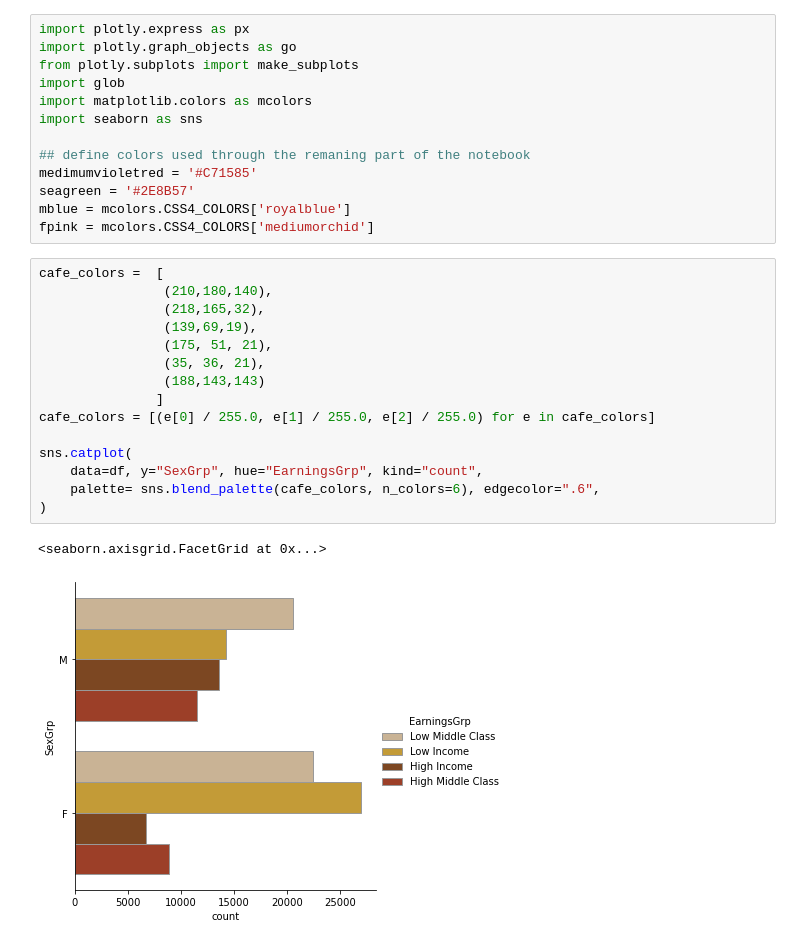
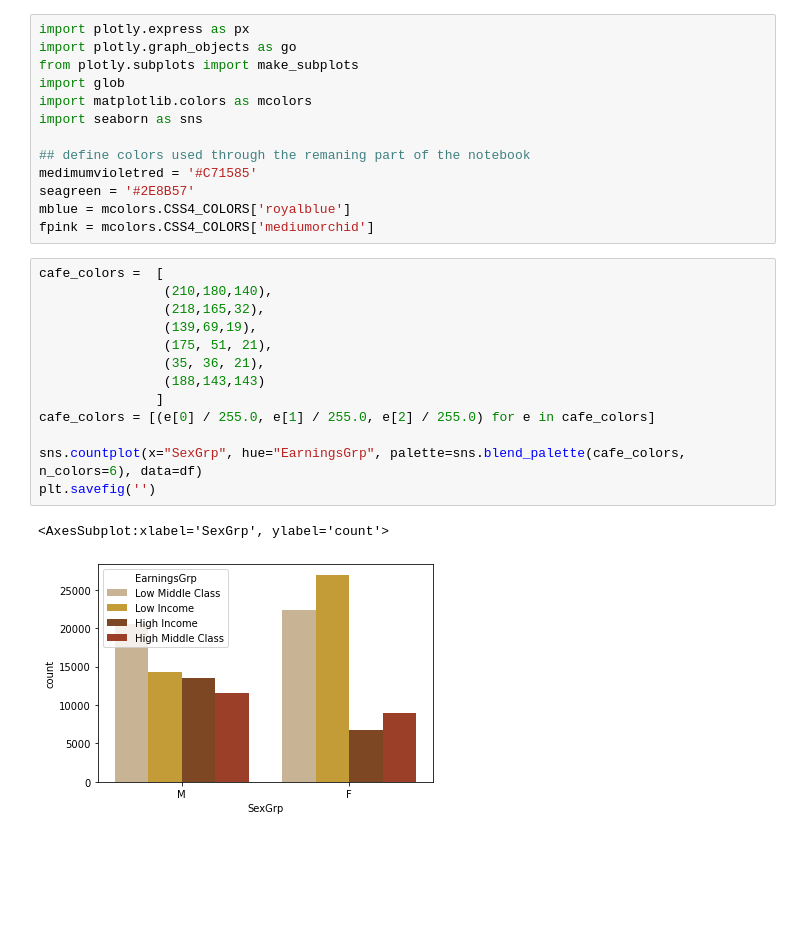
Before and after one commit to amolahinge/CS765-group-population, a Jupyter notebook: 2D.ipynb, the cells around one changed output. Saved outputs shown, nothing was run; the diff lists cells and outputs as text; blank space fills up the shorter version.

```diff
--- a/2D.ipynb
+++ b/2D.ipynb
@@ -21,21 +21,19 @@ fpink = mcolors.CSS4_COLORS['mediumorchid']
 # %%
 cafe_colors =  [
                 (210,180,140),
                 (218,165,32),
                 (139,69,19),
                 (175, 51, 21),
                 (35, 36, 21),
                 (188,143,143)
                ]
 cafe_colors = [(e[0] / 255.0, e[1] / 255.0, e[2] / 255.0) for e in cafe_colors]
 
-sns.catplot(
-    data=df, y="SexGrp", hue="EarningsGrp", kind="count",
-    palette= sns.blend_palette(cafe_colors, n_colors=6), edgecolor=".6",
-)
+sns.countplot(x="SexGrp", hue="EarningsGrp", palette=sns.blend_palette(cafe_colors, n_colors=6), data=df)
+plt.savefig('')
 # %% [output]
-<seaborn.axisgrid.FacetGrid at 0x...>
+<AxesSubplot:xlabel='SexGrp', ylabel='count'>
-[figure, old version]
+[figure, new version]
 # %%
 #Donut 1
 ## dataframe creation - for plotting
```
Also changed, not shown: parts of 2 cells of this notebook, 3 other files.
